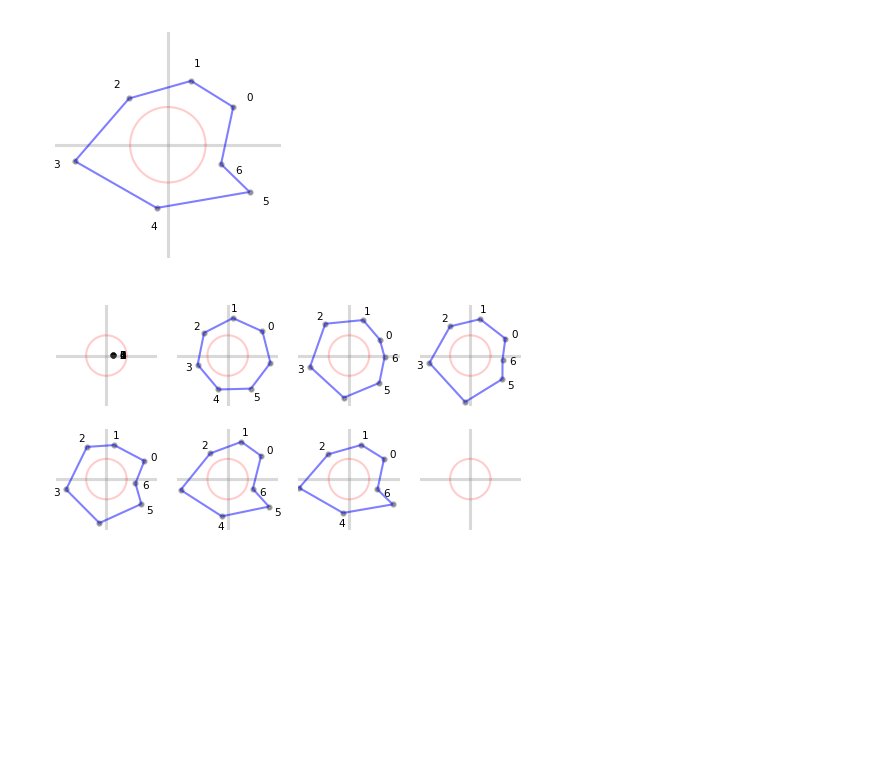
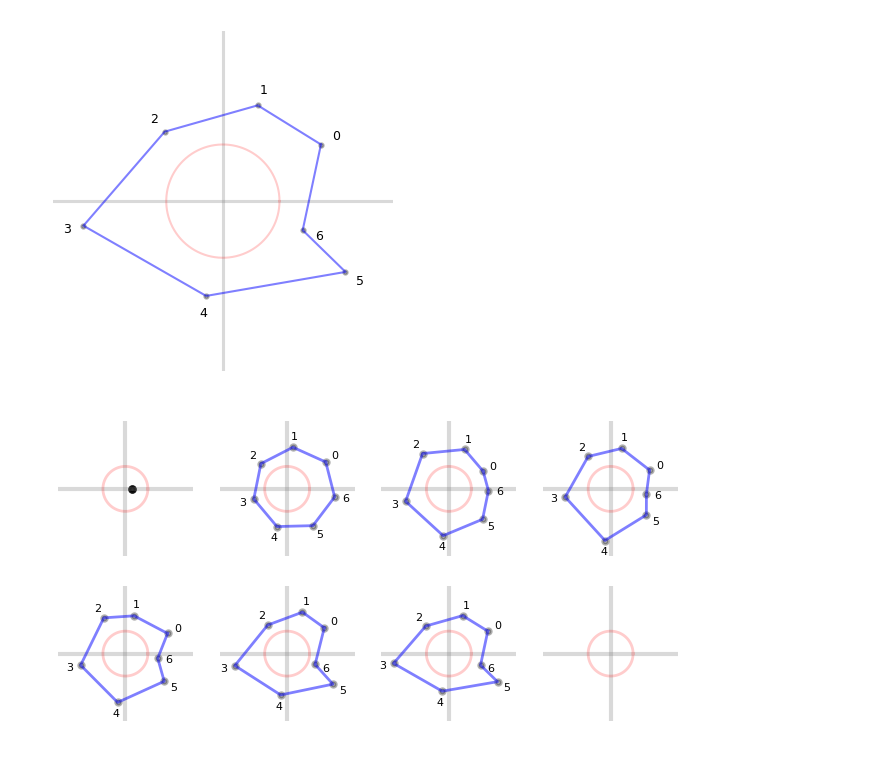
Before and after one commit to tedszy/fourier-tutor, a Jupyter notebook: geometry.ipynb, the cells around one changed output. Drawn from its saved outputs; the diff is of its cells as text; code cells hidden in the pictures; blank space fills up the shorter version.

Commit message:
improvements to polygon plotting

```diff
--- a/geometry.ipynb
+++ b/geometry.ipynb
@@ -119,0 +119,24 @@ for i in range(2):
+# %%
+# Primitive polygon powers of order N = 12.
+
+plt.rcParams['figure.figsize'] = [4, 2]
+plt.rcParams['figure.dpi'] = 200
+fig, ax = plt.subplots(3,4)
+N = 12
+power = 0
+lim = 2
+for i in range(3):
+    for j in range(4):
+        if power >= N:
+            axes_setup(ax[i,j], lim)
+            unit_circle_plot(ax[i,j])
+            break
+        axes_setup(ax[i,j], lim)
+        unit_circle_plot(ax[i,j])
+        polygon_plot(ax[i,j],
+                     primitive_polygon(N,power),
+                     annotate=np.gcd(N,power)==1,
+                     fontsize=4)
+        power += 1
+
+# plt.savefig("primitive12.png") #, transparent=False)
@@ -120,8 +145,5 @@ for i in range(2):
 # %%
-# Decompose a test polygon into linear homothetic combination of Schoenberg prolygons.
-
-# Test polygon. We will decompose this by (1) homothetic combinations of primitive
-# polygon powers and (2) affine combinations of half of them
+# Decompose a test polygon into linear homothetic combination of primitive prolygons.
 
 test_polygon = [argnorm(30,2.0),   argnorm(70,1.8),   argnorm(130, 1.6),
                 argnorm(190, 2.5), argnorm(260, 1.7), argnorm(330,2.5),
@@ -129,40 +151,43 @@ test_polygon = [argnorm(30,2.0),   argnorm(70,1.8),   argnorm(130, 1.6),
 
 # Compute the coefficients A of the linear combination.
 
-plt.rcParams['figure.figsize'] = [2, 2]
+plt.rcParams['figure.figsize'] = [3, 3]
 plt.rcParams['figure.dpi'] = 150
 fig, ax = plt.subplots()
 axes_setup(ax, 3)
 unit_circle_plot(ax)
-polygon_plot(ax, test_polygon)
+polygon_plot(ax, test_polygon, fontsize=6, offset_factor=0.3)
 
 # plt.savefig("test_polygon.png", transparent=False)
 # %% [output]
-[figure, old version]
+[figure, new version]
 # %%
 # (1) Homothetic combination of primitive polygon powers.
 # We do it incrementally, or rather cumulatively, to show
 # how the Fourier expansion "converges" to the test polygon.
 
 A = iW(7) @ test_polygon
 
-lim = 2.5
+lim = 3
 plt.rcParams['figure.figsize'] = [4, 2]
-plt.rcParams['figure.dpi'] = 150
+plt.rcParams['figure.dpi'] = 200
 fig, ax = plt.subplots(2,4)
 power = 0
 for i in range(2):
     for j in range(4):
         if power >= 7:
             axes_setup(ax[i,j], lim)
             unit_circle_plot(ax[i,j])
             break
         axes_setup(ax[i,j], lim)
         unit_circle_plot(ax[i,j])
+        polygon_plot(ax[i,j],
+                     primitive_polygon_linear_combination(7, A[0:power+1]),
+                     annotate=power!=0,
+                     fontsize=4)
         power += 1
-        polygon_plot(ax[i,j],
-                     primitive_polygon_linear_combination(7, A[0:power]))
+
 
 # plt.savefig("convergence.png", transparent=False)
 # %% [output]
-[figure, old version]
+[figure, new version]
```
Also changed, not shown: parts of 9 cells of this notebook.
